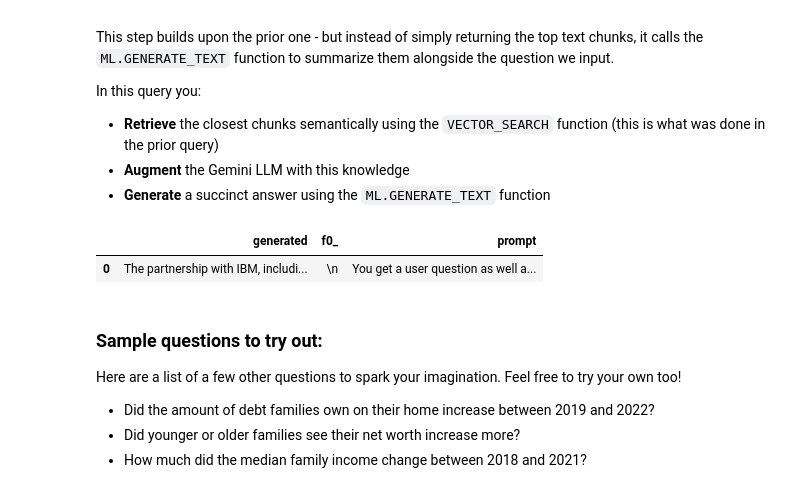
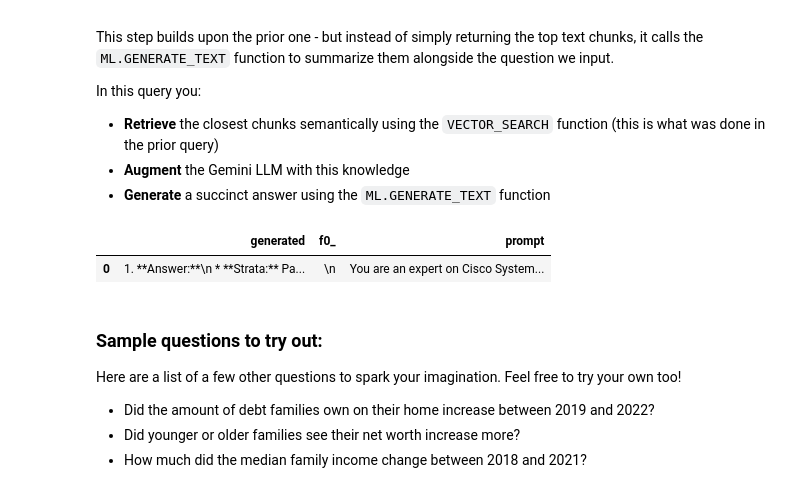
Before and after one commit to bhsivara-cisco/streamlit-example, a Jupyter notebook: gemini/use-cases/retrieval-augmented-generation/rag_with_bigquery.ipynb, the cells around one changed output. Drawn from its saved outputs; the diff is of its cells as text; code cells hidden in the pictures.

```diff
--- a/gemini/use-cases/retrieval-augmented-generation/rag_with_bigquery.ipynb
+++ b/gemini/use-cases/retrieval-augmented-generation/rag_with_bigquery.ipynb
@@ -476,39 +553,47 @@ In this query you:
 
 SELECT
   ml_generate_text_llm_result AS generated,'\n',
   prompt -- Commented out, but please feel free to uncomment if you would like to see the full context passed to the Gemini model
 FROM
   ML.GENERATE_TEXT( MODEL `docai_demo.gemini_flash`,
     (
-    SELECT CONCAT(   'You get a user question as well as some context to answer this question. Please provide an answer from the provided context. ',
-      'Be concise and only use the data from the context to answer. If you dont know the answer, answer with "I dont know"', ',\n',
+    SELECT CONCAT(   """You are an expert on Cisco Systems' business answering questions.
+        Use all retrieved documents to answer the questions.
+        If multiple sources have conflicting answers, provide all answers given and relevant information.
+        Structure your response in the following format:
+        1. Answer: (Provide a details anser to the question)
+        2. Supporting Research: (List the documents that were used to formulate your answer and the similarity score)
+        3. Quotes: (For each Supporting Document, provide exact quotes used to support your answer.Show name of each document and the quote used)
+        4. Additional Information: (Provides quotes from all Retrieved documents that are relevant to the question, but was not directly used in the answer)
+        5. If you are not sure about the answer, say 'I am not sure. Please rephrase the question and/or expand the search space'""",'\n',
     STRING_AGG(FORMAT("context: %s and reference: %s", base.content, base.uri), ',\n'),
       FORMAT("User question: %s", max(query.query))
     ) AS prompt,
     FROM
       VECTOR_SEARCH( TABLE
         `docai_demo.embeddings`,
         'ml_generate_embedding_result',
         (
         SELECT
           ml_generate_embedding_result,
           content AS query
         FROM
           ML.GENERATE_EMBEDDING( MODEL `docai_demo.embedding_model`,
             (
             SELECT
-              "What is the impact of QRadar on Palo Alto's performance?" AS content
+              "What is the outlook on Strata, Prisma, Cortex segments of Palo Alto's business?" AS content
             )
           )
         ),
         top_k => 10,
-        OPTIONS => '{"fraction_lists_to_search": 0.01}')
+        distance_type => "COSINE",
+        OPTIONS => '{"fraction_lists_to_search": 0.005}')
       ),
-      STRUCT(512 AS max_output_tokens, TRUE AS flatten_json_output)
+      STRUCT(1000 AS max_output_tokens, TRUE AS flatten_json_output)
   );
 # %% [output]
 |  | generated | f0_ | prompt |
-| 0 | The partnership with IBM, includi... | \n | You get a user question as well a... |
+| 0 | 1. **Answer:**\n * **Strata:** Pa... | \n | You are an expert on Cisco System... |
 # %% [markdown]
 ### Sample questions to try out:
 
```
Also changed, not shown: parts of 10 cells of this notebook.
